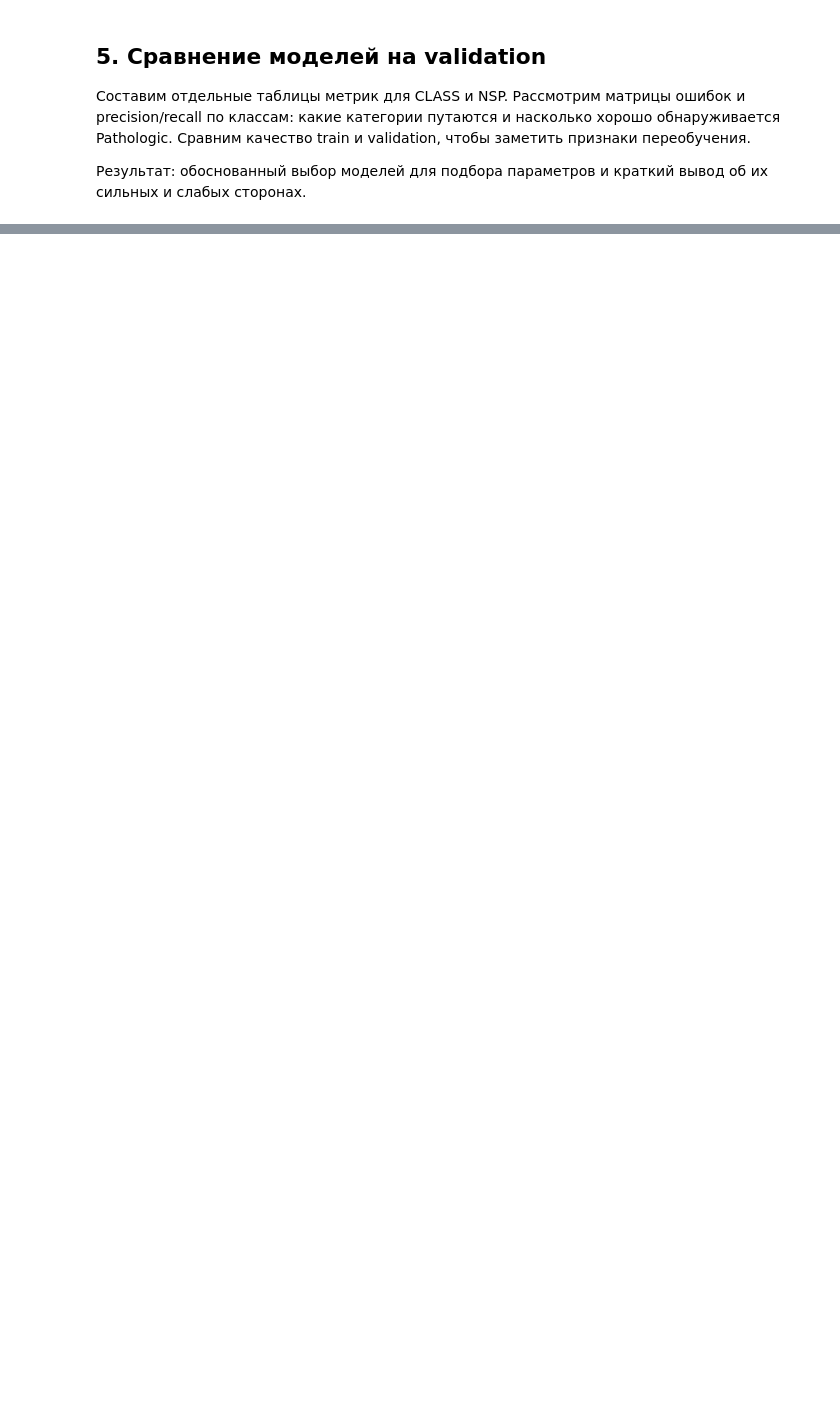
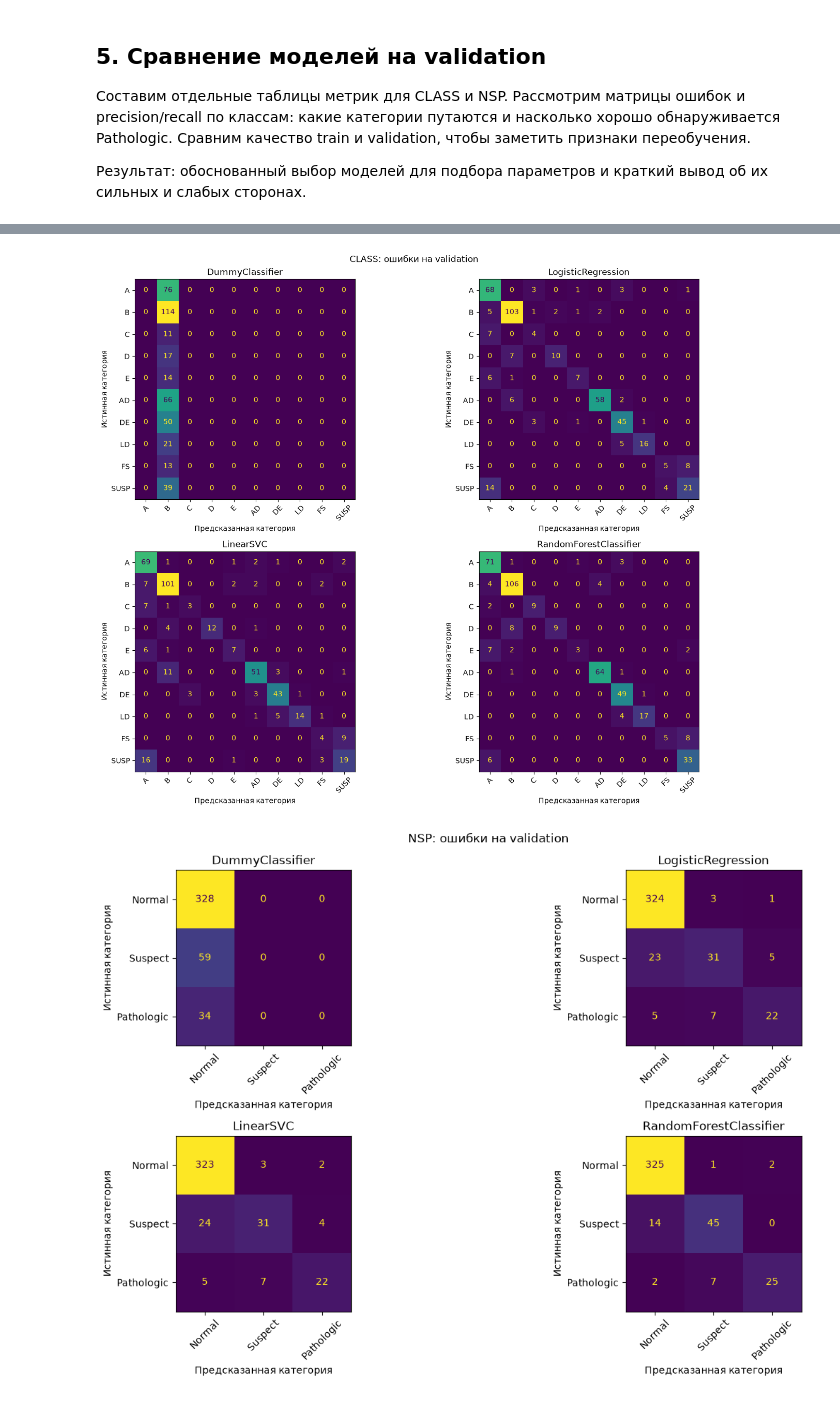
Before and after one commit to headsoft-mikhail/netology-aiepro-ml-classifier-demo, a Jupyter notebook: experiments/notebooks/03_classical_models.ipynb, the cells around one changed output, grey strips where cells are left out. Cells and saved outputs as stored; diff of their text form; code cells hidden in the pictures; blank space fills up the shorter version.

```diff
--- a/experiments/notebooks/03_classical_models.ipynb
+++ b/experiments/notebooks/03_classical_models.ipynb
@@ -44,0 +466,21 @@ Train используется для обучения, validation — для с
+# %%
+import matplotlib.pyplot as plt
+from sklearn.metrics import ConfusionMatrixDisplay
+
+for target in ClassificationTarget:
+    fig, axes = plt.subplots(2, 2, figsize=(14, 11 if target == ClassificationTarget.CLASS else 8))
+    target_models = [(name, evaluations["validation"])
+                     for (model_target, name), evaluations in model_evaluations.items() if model_target == target]
+    for ax, (model_name, evaluation) in zip(axes.flat, target_models):
+        ConfusionMatrixDisplay(
+            confusion_matrix=pd.DataFrame(evaluation.confusion).to_numpy(), display_labels=evaluation.labels,
+        ).plot(ax=ax, colorbar=False, xticks_rotation=45)
+        ax.set_title(model_name)
+        ax.set_xlabel("Предсказанная категория")
+        ax.set_ylabel("Истинная категория")
+    fig.suptitle(f"{target.value}: ошибки на validation")
+    fig.tight_layout()
+    plt.show()
+# %% [output]
+[figure, added]
+[figure, added]
```
Also changed, not shown: parts of 50 cells of this notebook, 9 other files.
